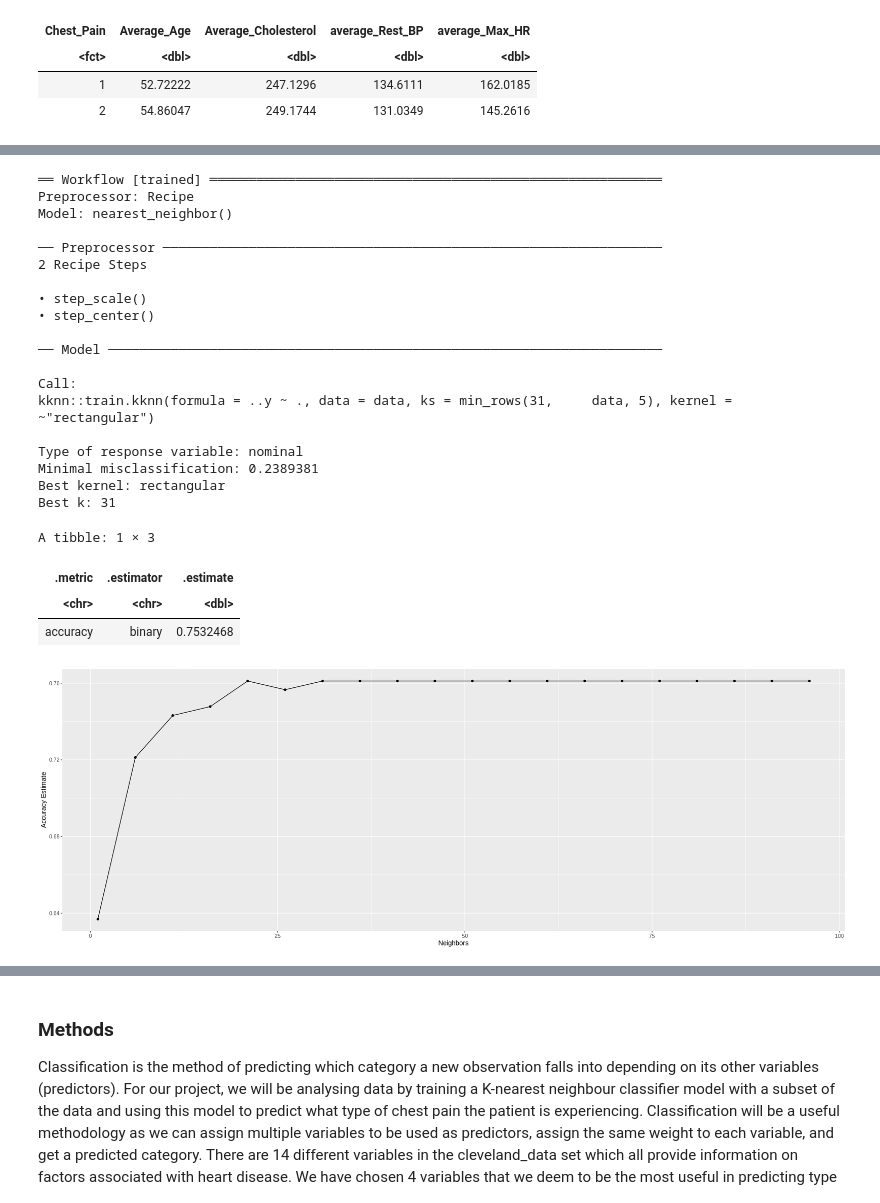
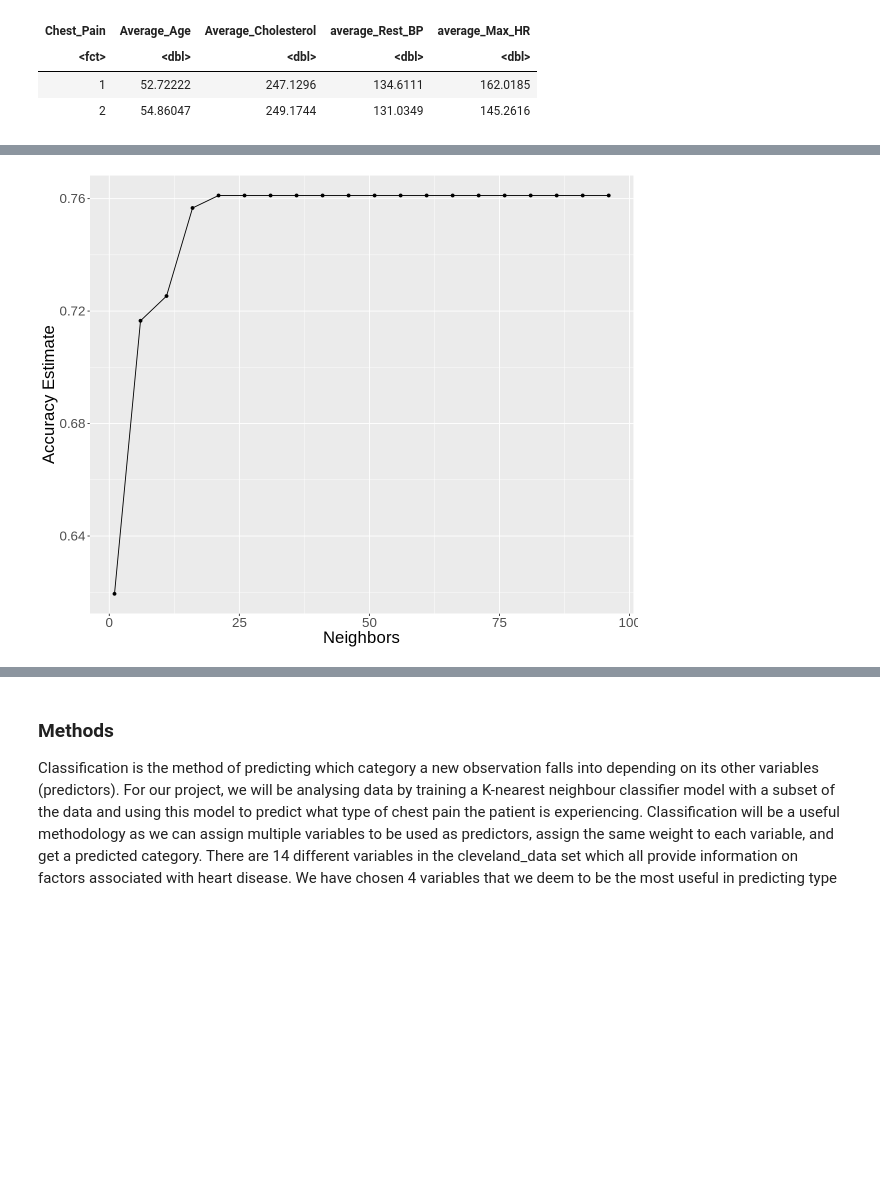
Before and after one commit to jordan28grant/datascience_007, a Jupyter notebook: data/proposal.ipynb, the cells around one changed output, grey strips where cells are left out. Saved outputs shown, nothing was run; the diff lists cells and outputs as text; code cells hidden in the pictures; blank space fills up the shorter version.

Commit message:
Editing the model

```diff
--- a/data/proposal.ipynb
+++ b/data/proposal.ipynb
@@ -166,80 +157,37 @@ plot_grid(age_choles, age_bp, age_hr, choles_bp, choles_hr, bp_hr, ncol = 3)
 chest_pain_vfold <- vfold_cv(cleveland_train, v = 5, strata = Chest_Pain)
 
 #Create a recipe
-chest_pain_recipe <- recipe(Chest_Pain ~ Cholesterol + Rest_BP + Age + Max_HR ,
+chest_pain_recipe <- recipe(Chest_Pain ~ Cholesterol + Age + Rest_BP + Max_HR ,
                         data = cleveland_train) |>
   step_scale(all_predictors()) |>
   step_center(all_predictors())
 
 #create model specification
 knn_spec <- nearest_neighbor(weight_func = "rectangular",
                              neighbors = tune()) |>
   set_engine("kknn") |>
   set_mode("classification")
 
 #create the k values
 k_vals <- tibble(neighbors = seq(from = 1, to = 100, by = 5))
 
-#Add the recipe and model to the workflow
+#Add the recipe and model to the workflow and perform cross validation
 knn_results <- workflow() |>
   add_recipe(chest_pain_recipe) |>
   add_model(knn_spec) |>
   tune_grid(resamples = chest_pain_vfold, grid = k_vals) |>
   collect_metrics()
 
 accuracies <- knn_results |>
   filter(.metric == "accuracy")
 
-#Pick the k value that is suitable by plotting the accuracy vsk
+#Pick the k value that is suitable by plotting the accuracy vs k
+options(repr.plot.width = 10, repr.plot.height = 8)
 accuracy_vs_k <- ggplot(accuracies, aes(x = neighbors, y = mean)) +
   geom_point() +
   geom_line() +
   labs(x = "Neighbors", y = "Accuracy Estimate") +
-  theme(text = element_text(size = 12))
+  theme(text = element_text(size = 20))
 accuracy_vs_k
-
-#Make a new model specification for the best parameter value
-knn_spec <- nearest_neighbor(weight_func = "rectangular", neighbors = 31) |>
-  set_engine("kknn") |>
-  set_mode("classification")
-
-#retrain the classifier using the train function
-knn_fit <- workflow() |>
-  add_recipe(chest_pain_recipe) |>
-  add_model(knn_spec) |>
-  fit(data = cleveland_train)
-
-knn_fit
-#Evaluate the estimated accuracy of the classifier
-chest_pain_test_predictions <- predict(knn_fit, cleveland_test) |>
-  bind_cols(cleveland_test)
-
-#Find the accuracy
-chest_pain_test_predictions |>
-  metrics(truth = Chest_Pain, estimate = .pred_class) |>
-  filter(.metric == "accuracy")
 # %% [output]
-══ Workflow [trained] ══════════════════════════════════════════════════════════
-Preprocessor: Recipe
-Model: nearest_neighbor()
-
-── Preprocessor ────────────────────────────────────────────────────────────────
-2 Recipe Steps
-
-• step_scale()
-• step_center()
-
-── Model ───────────────────────────────────────────────────────────────────────
-
-Call:
-kknn::train.kknn(formula = ..y ~ ., data = data, ks = min_rows(31,     data, 5), kernel = ~"rectangular")
-
-Type of response variable: nominal
-Minimal misclassification: 0.2389381
-Best kernel: rectangular
-Best k: 31
-A tibble: 1 × 3
-| .metric | .estimator | .estimate |
-| <chr> | <chr> | <dbl> |
-| accuracy | binary | 0.7532468 |
-[figure, old version]
+[figure, new version]
```
Also changed, not shown: parts of 9 cells of this notebook.
